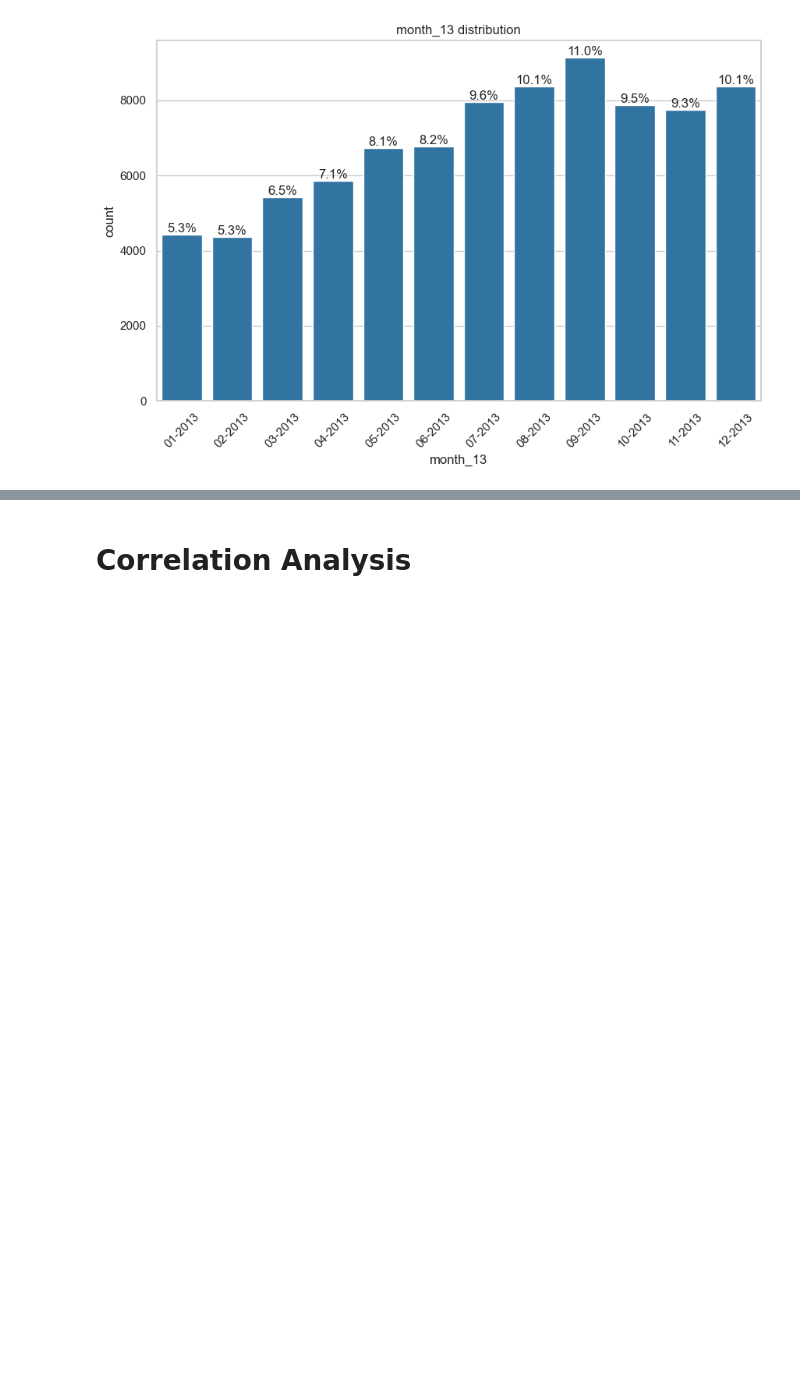
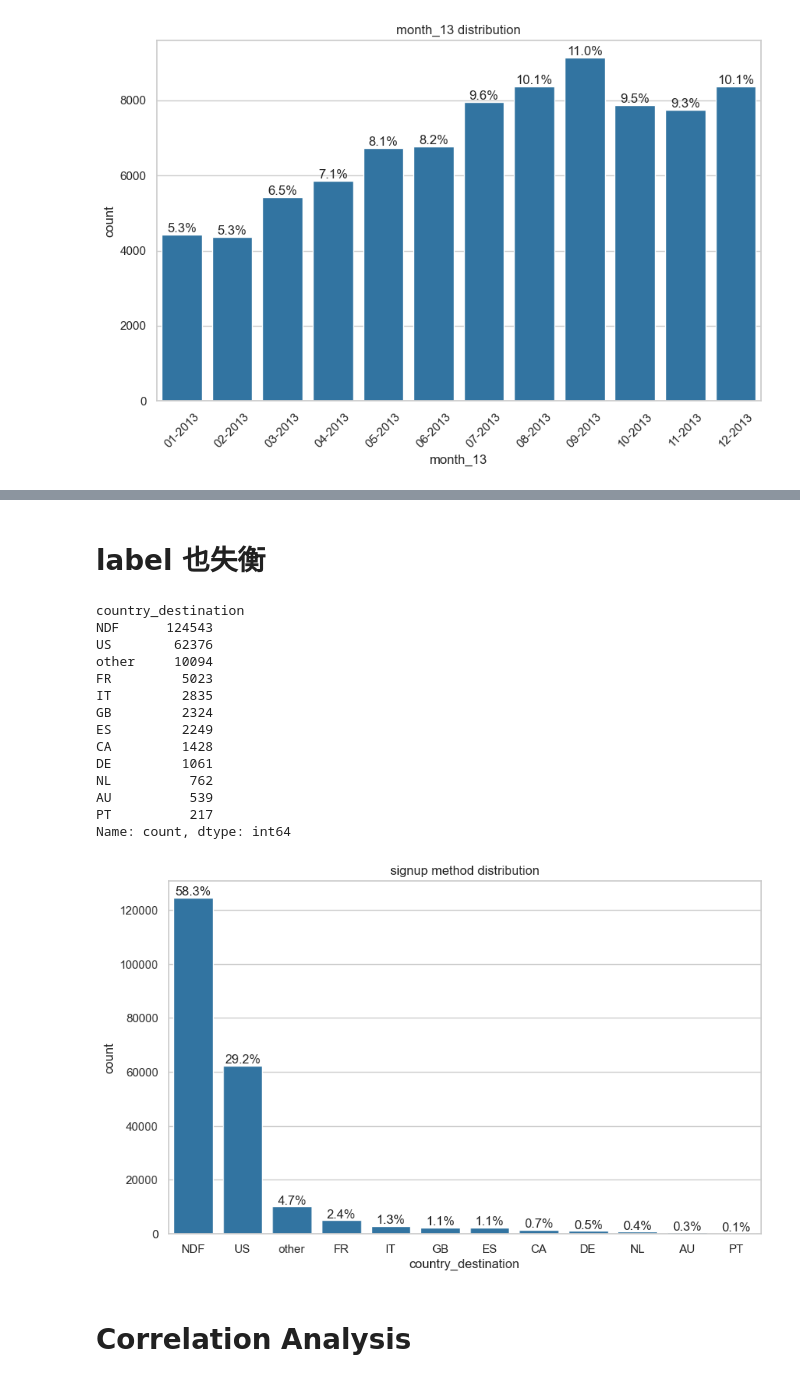
Before and after one commit to yoyocookie/airbnb_analysis, a Jupyter notebook: notebooks/test.ipynb, the cells around one changed output, grey strips where cells are left out. Drawn from its saved outputs; the diff is of its cells as text; code cells hidden in the pictures; blank space fills up the shorter version.

```diff
--- a/notebooks/test.ipynb
+++ b/notebooks/test.ipynb
@@ -18,11 +21,14 @@ pd.reset_option('display.max_rows')
 c:\Users\oscar\Desktop\VS_CODE\airbnb_analysis\notebooks
 # %%
 #load data
-df_age_gender = pd.read_csv('C:/Users/oscar/Desktop/VS_CODE/raw_data/age_gender_bkts.csv')
-df_countries = pd.read_csv('C:/Users/oscar/Desktop/VS_CODE/raw_data/countries.csv')
-df_sessions = pd.read_csv('C:/Users/oscar/Desktop/VS_CODE/raw_data/sessions.csv')
-df_train = pd.read_csv('C:/Users/oscar/Desktop/VS_CODE/raw_data/train_users_2.csv')
-df_test = pd.read_csv('C:/Users/oscar/Desktop/VS_CODE/raw_data/test_users.csv')
+age_gender = pd.read_csv('C:/Users/oscar/Desktop/VS_CODE/raw_data/age_gender_bkts.csv')
+countries = pd.read_csv('C:/Users/oscar/Desktop/VS_CODE/raw_data/countries.csv')
+sessions = pd.read_csv('C:/Users/oscar/Desktop/VS_CODE/raw_data/sessions.csv')
+train = pd.read_csv('C:/Users/oscar/Desktop/VS_CODE/raw_data/train_users_2.csv')
+test = pd.read_csv('C:/Users/oscar/Desktop/VS_CODE/raw_data/test_users.csv')
+# %%
+df_train = train.copy()
+df_test = test.copy()
 # %%
 df_all = pd.concat((df_train,df_test),axis= 0 ,ignore_index= True)
 # %%
@@ -772,3 +715,36 @@ df_14
+# %% [markdown]
+# label 也失衡
+# %%
+#label distribution
+country_destination_counts = df_train['country_destination'].value_counts()
+total_count = len(df_train)
+
+
+print(country_destination_counts)
+
+plt.figure(figsize=(10,6))
+sns.countplot(data=df_train,x='country_destination', order=country_destination_counts.index)
+plt.title('signup method distribution')
+# 添加標籤a
+for index, value in enumerate(country_destination_counts):
+    percentage = f"{(value / total_count) * 100:.1f}%"  # 計算百分比
+    plt.text(index, value + 0.1, percentage, ha='center', va='bottom', fontsize=12)
+# %% [output]
+country_destination
+NDF      124543
+US        62376
+other     10094
+FR         5023
+IT         2835
+GB         2324
+ES         2249
+CA         1428
+DE         1061
+NL          762
+AU          539
+PT          217
+Name: count, dtype: int64
+[figure, added]
 # %% [markdown]
 # Correlation Analysis
 # %%
```
Also changed, not shown: parts of 35 cells of this notebook, 4 other files.
